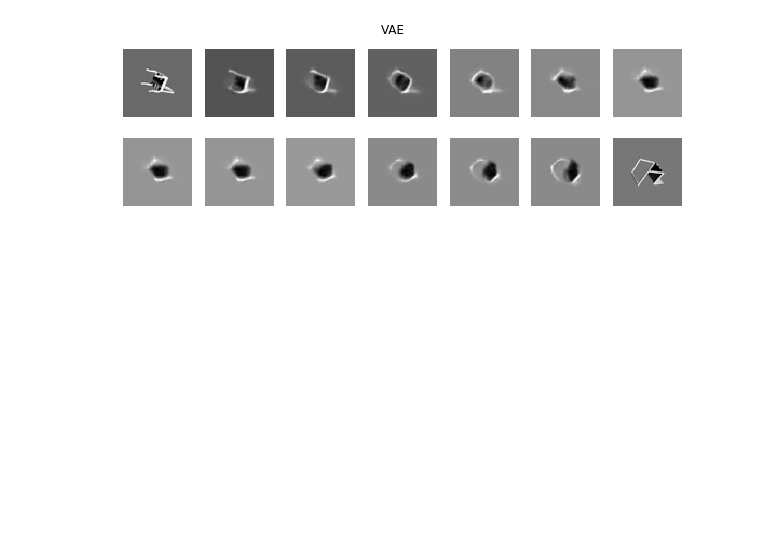
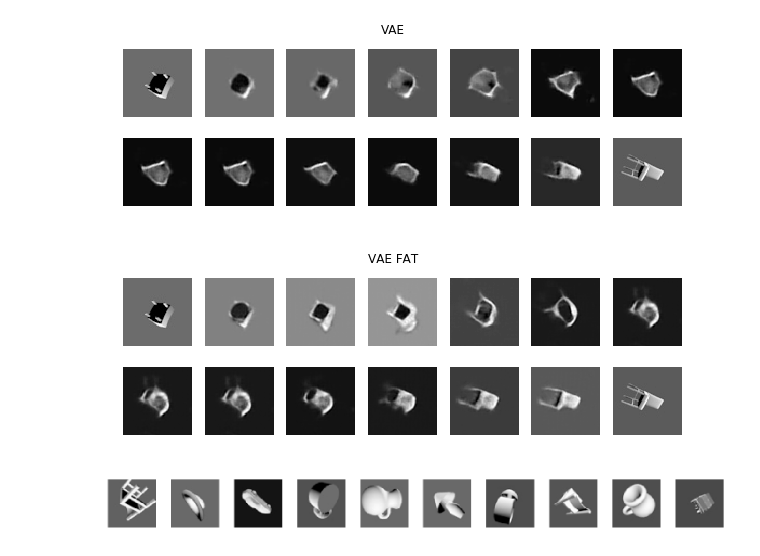
Before and after one commit to pimdh/lie-vae, a Jupyter notebook: supervised_interpolation.ipynb, the cells around one changed output. Drawn from its saved outputs; the diff is of its cells as text; code cells hidden in the pictures; blank space fills up the shorter version.

```diff
--- a/supervised_interpolation.ipynb
+++ b/supervised_interpolation.ipynb
@@ -204,22 +205,36 @@ disentangle(multi_mlp_enc8, multi_mlp_dec8, img[0], img[1], 'MLP (8 ID dims)')
 # %%
 idxs = np.random.choice(len(multi_dataset), size=2, replace=False)
 img = torch.stack([multi_dataset[i][2] for i in idxs])
 
 vae = ChairsVAE(
     content_dims=10,
     latent_mode='so3',
     decoder_mode='action',
     deconv_hidden=50)
 vae.load_state_dict(torch.load('outputs/vae-action-so3-betae-3/model.pickle'))
+vae_fat = ChairsVAE(
+    content_dims=10,
+    latent_mode='so3',
+    decoder_mode='action',
+    deconv_hidden=200)
+vae_fat.load_state_dict(torch.load('outputs/vae-action-so3-fat-betasa/model.pickle'))
 
 def decode_vae(vae, pose, content):
     return vae.decoder(group_matrix_to_eazyz(pose), content)
 
 
 def encode_vae(vae, img):
     pose, content = vae.encode(img)
     return [pose[0], content[0]]
 
 disentangle(partial(encode_vae, vae), partial(decode_vae, vae), img[0], img[1], 'VAE')
+disentangle(partial(encode_vae, vae_fat), partial(decode_vae, vae_fat), img[0], img[1], 'VAE FAT')
 # %% [output]
-[figure, old version]
+[figure, new version]
+[figure, added]
+# %%
+idxs = np.random.choice(len(obj_dataset), size=10, replace=False)
+imgs = torch.stack([obj_dataset[i][2] for i in idxs])
+plot_output(imgs)
+# %% [output]
+[figure, added]
```
Also changed, not shown: parts of 7 cells of this notebook, 3 other files.
